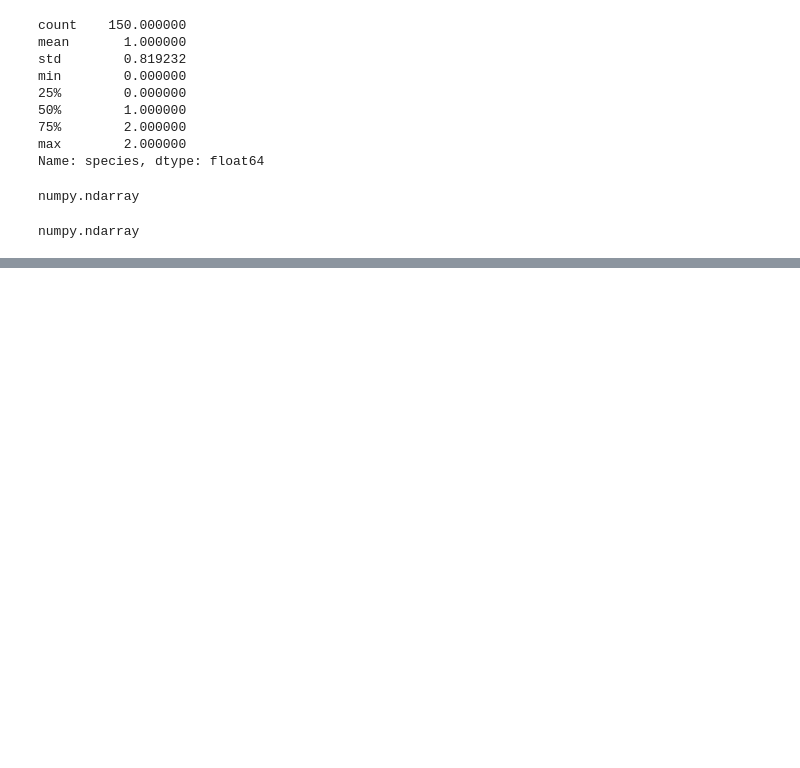
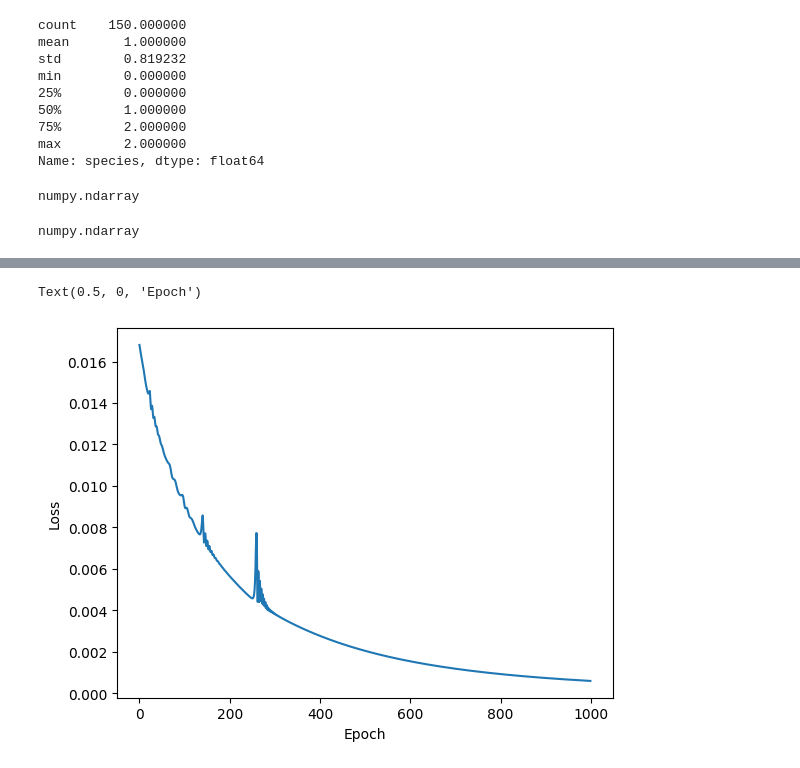
Before and after one commit to hsabaghpour/pytorch-training-playground, a Jupyter notebook: Basic_NN_creation_on_PyThorch.ipynb, the cells around one changed output, grey strips where cells are left out. Saved outputs shown, nothing was run; the diff lists cells and outputs as text; code cells hidden in the pictures; blank space fills up the shorter version.

```diff
--- a/Basic_NN_creation_on_PyThorch.ipynb
+++ b/Basic_NN_creation_on_PyThorch.ipynb
@@ -265,3 +265,27 @@ criterion = nn.CrossEntropyLoss()
 #choose Optimizer, setting learing rate
 
 optimizer = torch.optim.Adam(model.parameters(),lr=0.01)
+# %%
+# Train our NN model!
+# Epochs > (100 maybe)
+
+epochs =  1000
+losses = []
+for i in range(epochs):
+  #forward pass
+  y_pred = model.forward(X_train)
+  # measure the Losses
+  loss = criterion(y_pred,y_train)
+  # turn the losses to array
+  #loss = losses.detach().numpy()
+  #Keep track of the Losses
+  losses.append(loss.detach().numpy())
+
+  #print every 10 epoch
+
+  if i % 10 == 0:
+    print(f'epoch {i} and loss {loss}')
+  #backward pass
+  optimizer.zero_grad()
+  loss.backward()
+  optimizer.step()
@@ -267,0 +310,7 @@ optimizer = torch.optim.Adam(model.parameters(),lr=0.01)
+# %%
+plt.plot(range(epochs),losses)
+plt.ylabel('Loss')
+plt.xlabel('Epoch')
+# %% [output]
+Text(0.5, 0, 'Epoch')
+[figure, added]
```
Also changed, not shown: parts of 1 cell of this notebook.
